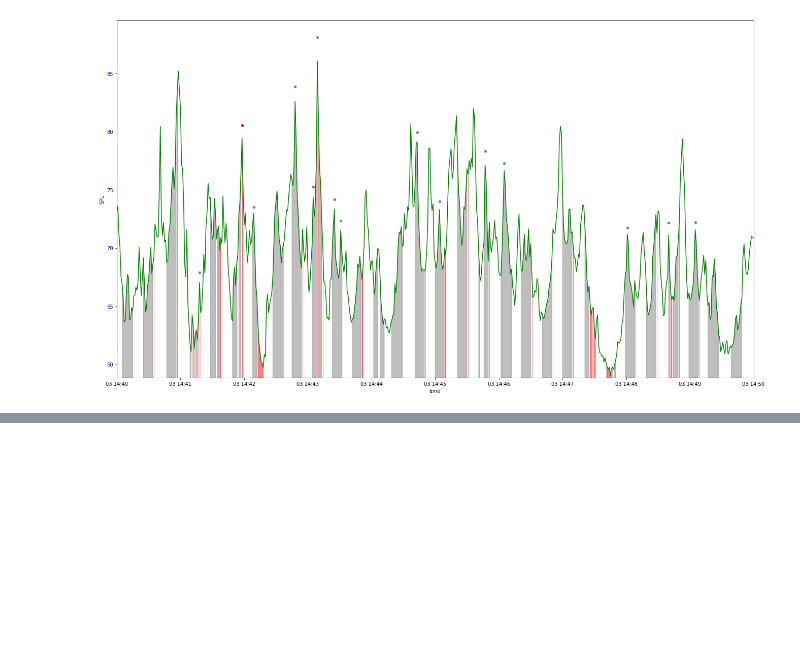
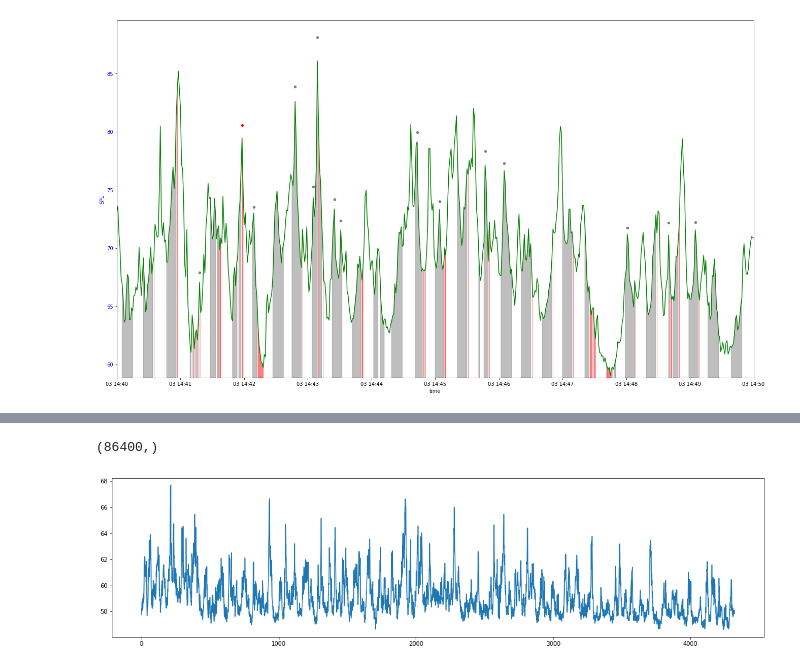
Before and after one commit to marin-hyatt/public-redhook-analysis, a Jupyter notebook: Truck_Analysis.ipynb, the cells around one changed output, grey strips where cells are left out. Saved outputs shown, nothing was run; the diff lists cells and outputs as text; code cells hidden in the pictures; blank space fills up the shorter version.

```diff
--- a/Truck_Analysis.ipynb
+++ b/Truck_Analysis.ipynb
@@ -1080,0 +1119,7 @@ Name: dBAS, dtype: float64
+# %%
+all_day_arr = []
+for day in np.unique(spl_complete_month_weekdays.index.day):
+    day_arr = [x for x in spl_complete_month_weekdays.reset_index()['index'] \
+               if x.day==day]
+    all_day_arr.append(day_arr)
+    print(str(day) + ': ' + str(len(day_arr)))
@@ -1080,0 +1153,3 @@ Name: dBAS, dtype: float64
+# %%
+day_time_matrix = np.ndarray((86400,20))
+day_time_matrix[:,0].shape
@@ -1080,0 +1158,12 @@ Name: dBAS, dtype: float64
+# %%
+for i,day in enumerate(all_day_arr):
+    complete_day_arr = np.zeros(86400)
+    for time in day:
+        num_secs_since_beginning = 3600*time.hour + 60*time.minute + time.second
+#         print(num_secs_since_beginning)
+        complete_day_arr[num_secs_since_beginning] = \
+        spl_complete_month_weekdays.loc[time]
+    complete_day_arr[complete_day_arr<1] = np.nan
+
+    day_time_matrix[:,i] = complete_day_arr
+    print(str(i) + ': ' + str(np.sum(np.isnan(complete_day_arr))))
@@ -1080,0 +1201,13 @@ Name: dBAS, dtype: float64
+# %%
+weekday_medians = np.nanmedian(day_time_matrix, axis=1)
+# %%
+weekday_medians.shape
+# %% [output]
+(86400,)
+# %%
+plt.figure(figsize=(20,5))
+# plt.plot(spl_complete_month_weekdays)
+plt.plot(weekday_medians[:int(86400/20)])
+plt.show()
+# %% [output]
+[figure, added]
```
Also changed, not shown: parts of 18 cells of this notebook.
